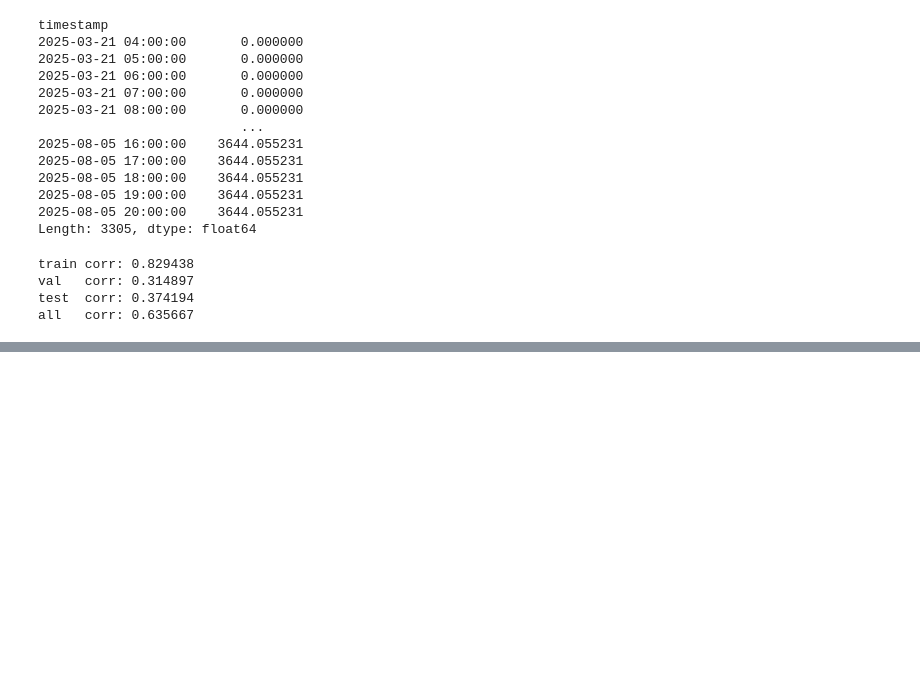
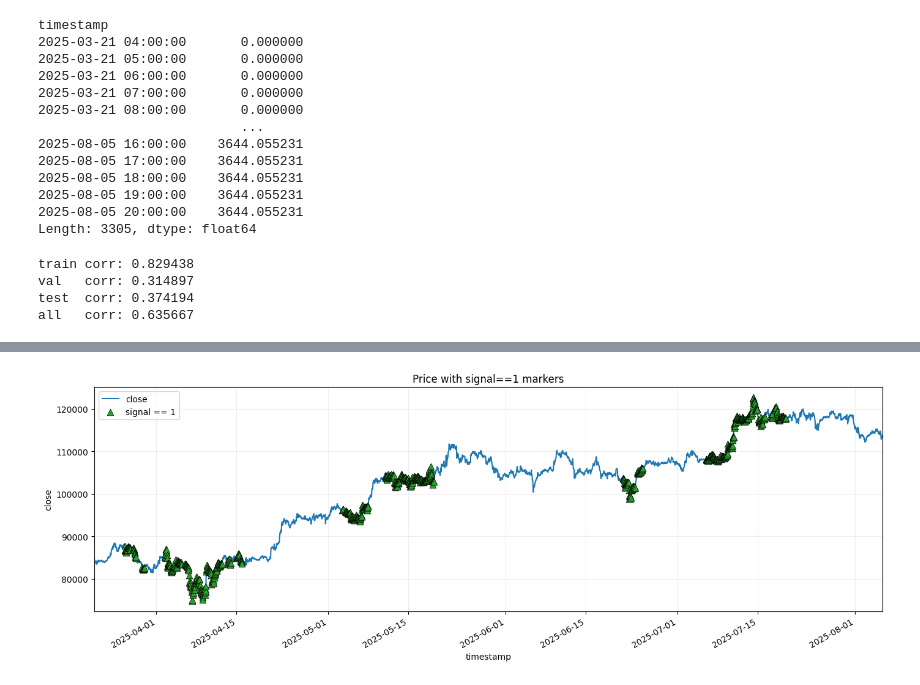
Before and after one commit to noelotpyrc/trading_cex, a Jupyter notebook: strategies/inspect_y_logret_168h_huber_regression.ipynb, the cells around one changed output, grey strips where cells are left out. Cells and saved outputs as stored; diff of their text form; code cells hidden in the pictures; blank space fills up the shorter version.

```diff
--- a/strategies/inspect_y_logret_168h_huber_regression.ipynb
+++ b/strategies/inspect_y_logret_168h_huber_regression.ipynb
@@ -97,6 +97,31 @@ test (3305, 3) ['timestamp', 'y_true', 'y_pred'] 2025-03-21 04:00:00 2025-08-05
  22026 2025-08-05 18:00:00  0.048973 -0.020018  test             0
  22027 2025-08-05 19:00:00  0.051709 -0.020018  test             0
  22028 2025-08-05 20:00:00  0.050761 -0.020018  test             0)
+# %%
+def _load_ohlcv(path: Path) -> pd.DataFrame:
+    df = pd.read_csv(path)
+    # Prefer 'timestamp' if present, else 'time'
+    if 'timestamp' in df.columns:
+        ts = pd.to_datetime(df['timestamp'], errors='coerce', utc=True)
+    elif 'time' in df.columns:
+        ts = pd.to_datetime(df['time'], errors='coerce', utc=True)
+    else:
+        raise ValueError("OHLCV CSV must have 'timestamp' or 'time' column")
+    df['timestamp'] = ts.dt.tz_convert('UTC').dt.tz_localize(None)
+    # Normalize column names
+    colmap = {}
+    for c in df.columns:
+        lc = str(c).lower()
+        if lc in {'open', 'high', 'low', 'close'}:
+            colmap[c] = lc
+    df = df.rename(columns=colmap)
+    required = {'open', 'high', 'low', 'close', 'timestamp'}
+    if not required.issubset(df.columns):
+        missing = required - set(df.columns)
+        raise ValueError(f"OHLCV CSV missing columns: {sorted(missing)}")
+    return df[['timestamp', 'open', 'high', 'low', 'close']].dropna(subset=['timestamp'])
+
+ohlcv = _load_ohlcv("/Users/noel/projects/trading_cex/data/BINANCE_BTCUSDT.P, 60.csv")
 # %%
 # Optional: load feature importances
 try:
@@ -220,0 +390,4 @@ all   corr: 0.635667
+# %%
+ax = plot_signal_ones_on_price(ohlcv, pred_test)
+# %% [output]
+[figure, added]
```
Also changed, not shown: parts of 4 cells of this notebook, 2 other files.
